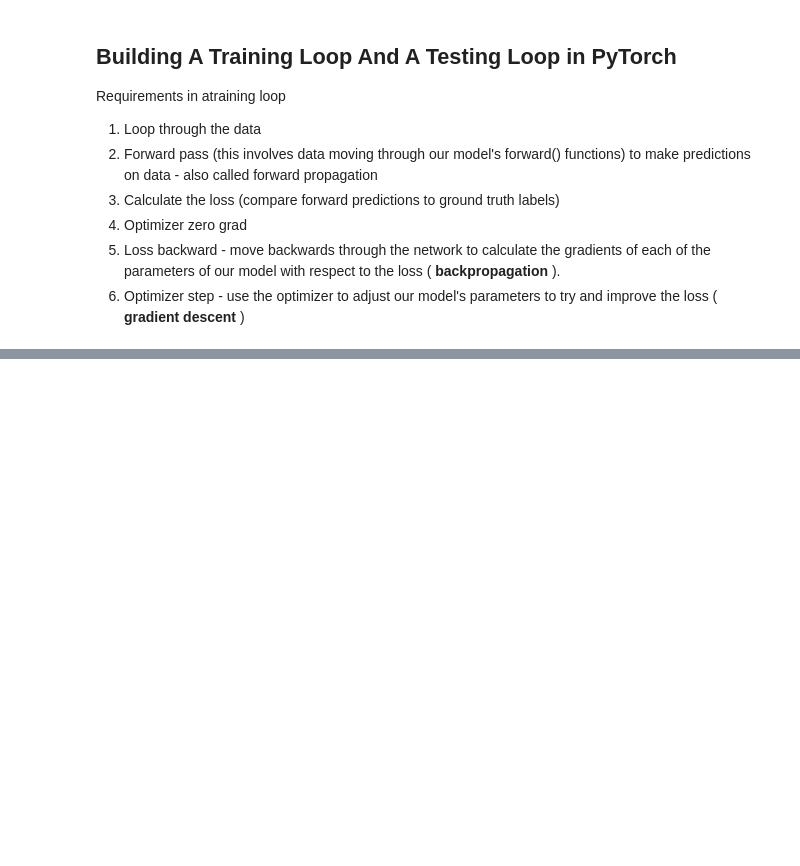
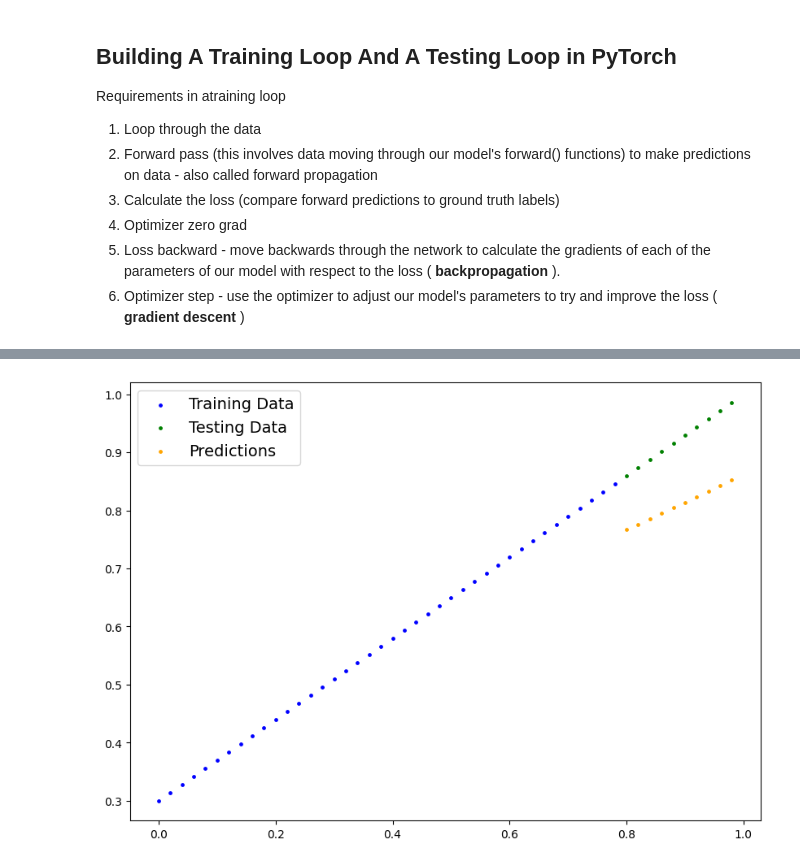
Before and after one commit to Priyo-prog/Deep-Learning-with-Pytorch, a Jupyter notebook: PyTorch Workflow/pytorch_workflow.ipynb, the cells around one changed output, grey strips where cells are left out. Cells and saved outputs as stored; diff of their text form; code cells hidden in the pictures; blank space fills up the shorter version.

```diff
--- a/PyTorch Workflow/pytorch_workflow.ipynb
+++ b/PyTorch Workflow/pytorch_workflow.ipynb
@@ -205,6 +205,11 @@ Requirements in atraining loop
 # %%
 # An epoch is 1 loop in the data
 epochs = 10
+
+# Create empty loss lists to track values
+train_loss_values = []
+test_loss_values = []
+epoch_count = []
 
 # loop through the data
 for epoch in range(epochs):
@@ -216,6 +221,7 @@ for epoch in range(epochs):
 
   # 2. Calculate the loss
   loss = loss_fn(y_pred, y_train)
+  print(f"Loss : {loss}")
 
   # 3. Optimizer zero grad
   optimizer.zero_grad()
@@ -226,4 +232,18 @@ for epoch in range(epochs):
   # 5. Step the optimizer (gradient descent)
   optimizer.step()
 
-  #model_0.eval() # turns off gradient tracking
+  model_0.eval() # turns off gradient tracking
+
+  with torch.inference_mode():
+      # 1. Forward pass on test data
+      test_pred = model_0(X_test)
+
+      # 2. Caculate loss on test data
+      test_loss = loss_fn(test_pred, y_test.type(torch.float)) # predictions come in torch.float datatype, so comparisons need to be done with tensors of the same type
+
+      # Print out what's happening
+      if epoch % 10 == 0:
+            epoch_count.append(epoch)
+            train_loss_values.append(loss.detach().numpy())
+            test_loss_values.append(test_loss.detach().numpy())
+            print(f"Epoch: {epoch} | MAE Train Loss: {loss} | MAE Test Loss: {test_loss} ")
@@ -229,0 +262,6 @@ for epoch in range(epochs):
+# %%
+y_preds_new = model_0(X_test)
+# %%
+plot_prediction(predictions=y_preds_new.detach().numpy())
+# %% [output]
+[figure, added]
```
Also changed, not shown: parts of 3 cells of this notebook.
